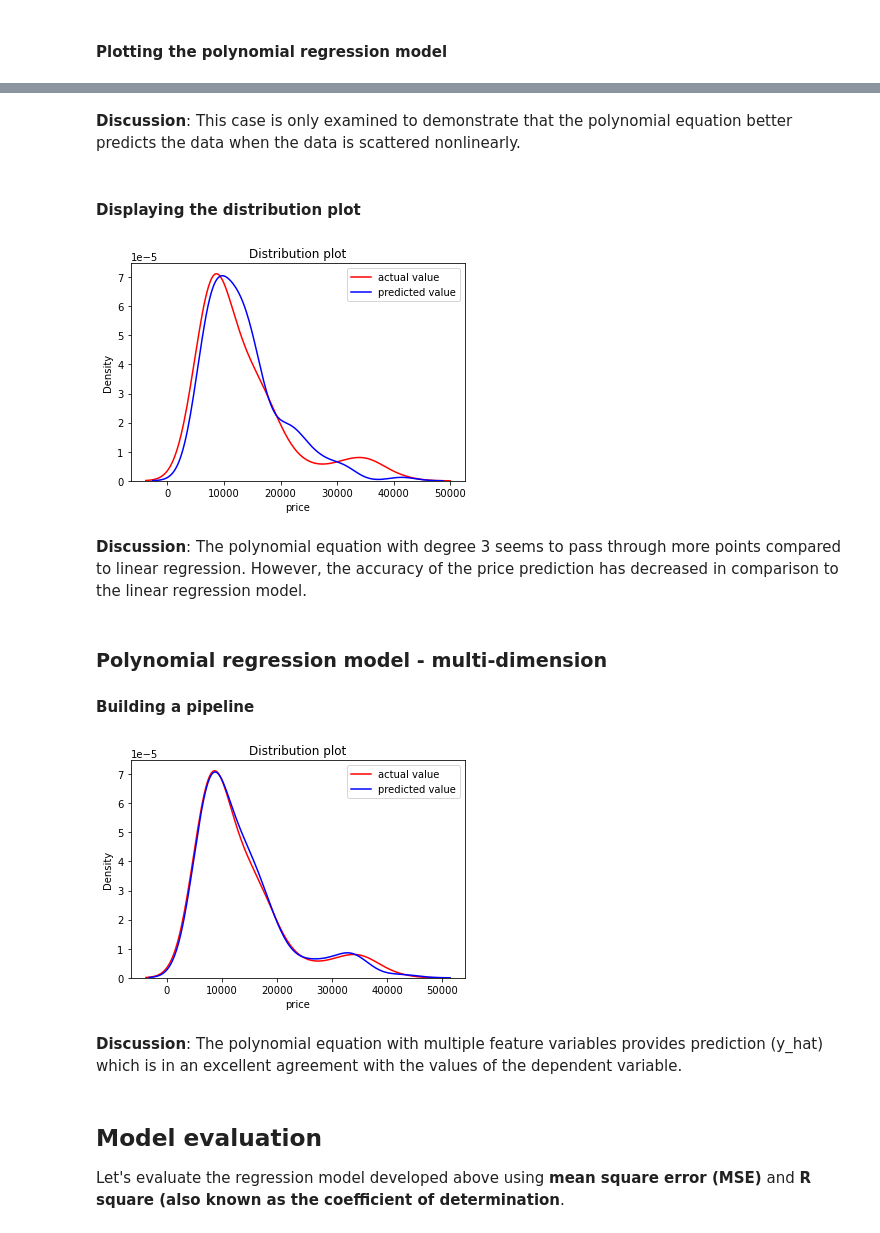
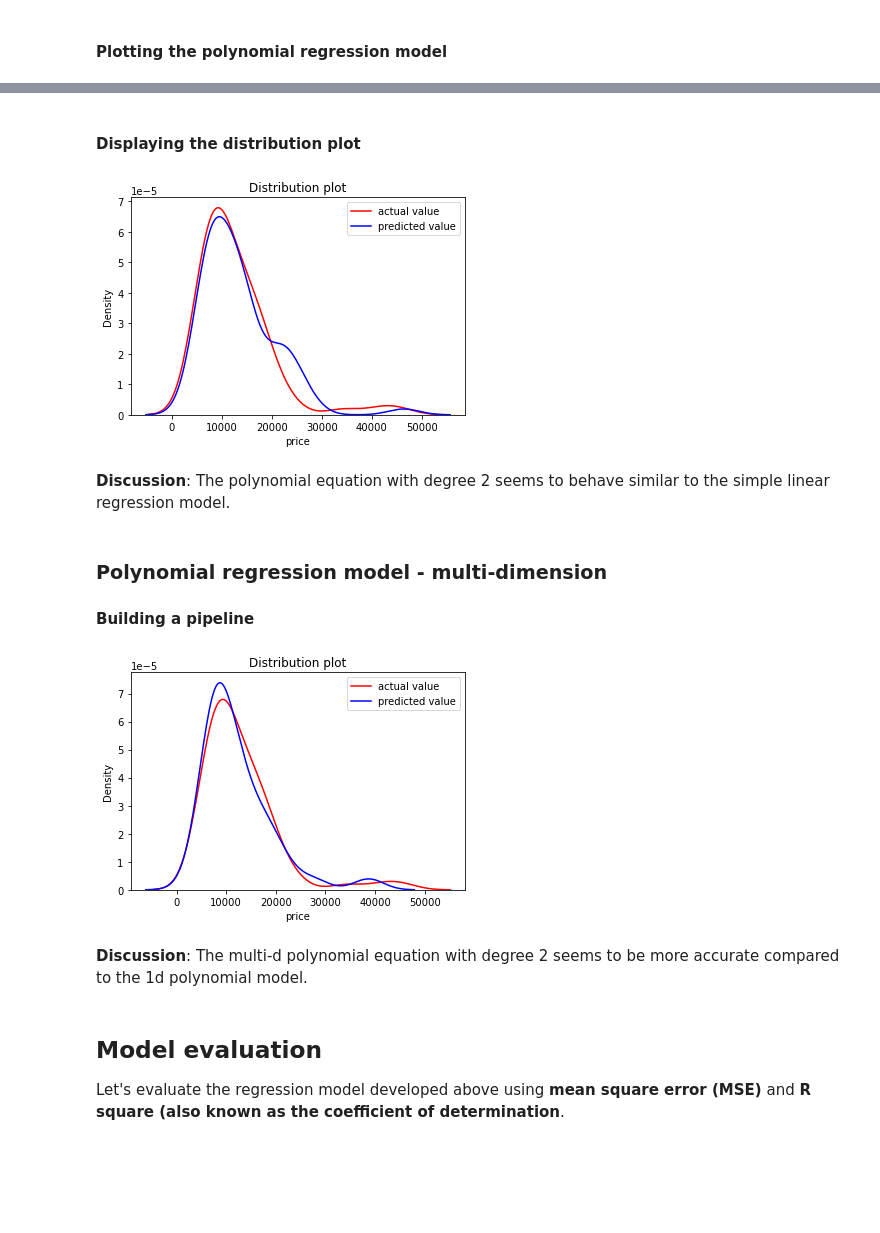
Before and after one commit to Farhad-Davaripour/Step_by_Step_Data_Analysis_Auto_Dataset, a Jupyter notebook: Code_Python.ipynb, the cells around one changed output, grey strips where cells are left out. Cells and saved outputs as stored; diff of their text form; code cells hidden in the pictures; blank space fills up the shorter version.

```diff
--- a/Code_Python.ipynb
+++ b/Code_Python.ipynb
@@ -553,28 +546,28 @@ plt.legend()
-# %% [markdown]
-**Discussion**: This case is only examined to demonstrate that the polynomial equation better predicts the data when the data is scattered nonlinearly.
 # %% [markdown]
 #### Displaying the distribution plot
 # %%
 %%capture --no-display
-plot_dist(yhat_p,y_train)
+plot_dist(yhat_1d_p,y_test)
 # %% [output]
-[figure, old version]
+[figure, new version]
 # %% [markdown]
-**Discussion**: The polynomial equation with degree 3 seems to pass through more points compared to linear regression. However, the accuracy of the price prediction has decreased in comparison to the linear regression model.
+**Discussion**: The polynomial equation with degree 2 seems to behave similar to the simple linear regression model.
 # %% [markdown]
 ### Polynomial regression model - multi-dimension
 #### Building a pipeline
-# %%
-%%capture --no-display
-input=[('scale',StandardScaler()),('polynomial',PolynomialFeatures(degree=2,include_bias=False)),('model',LinearRegression())]
-pipe=Pipeline(input)
-pipe.fit(x_train[cor_list],y_train)
-yhat_mp=pipe.predict(x_train[cor_list])
-plot_dist(yhat_mp,y_train)
-# %% [output]
-[figure, removed]
+# %%
+%%capture --no-display
+lm_md_p=PolynomialFeatures(degree=2)
+lm_md_lr = LinearRegression()
+x_train_md_pr = lm_md_p.fit_transform(x_train[cor_list])
+x_test_md_pr = lm_md_p.fit_transform(x_test[cor_list])
+lm_md_lr.fit(x_train_md_pr,y_train)
+yhat_md_pr = lm_md_lr.predict(x_test_md_pr)
+plot_dist(yhat_md_pr,y_test)
+# %% [output]
+[figure, added]
 # %% [markdown]
-**Discussion**: The polynomial equation with multiple feature variables provides prediction (y_hat) which is in an excellent agreement with the values of the dependent variable.
+**Discussion**: The multi-d polynomial equation with degree 2 seems to be more accurate compared to the 1d polynomial model.
 # %% [markdown]
 ## Model evaluation
 Let's evaluate the regression model developed above using **mean square error (MSE)** and **R square (also known as the coefficient of determination**.
```
Also changed, not shown: parts of 35 cells of this notebook.
